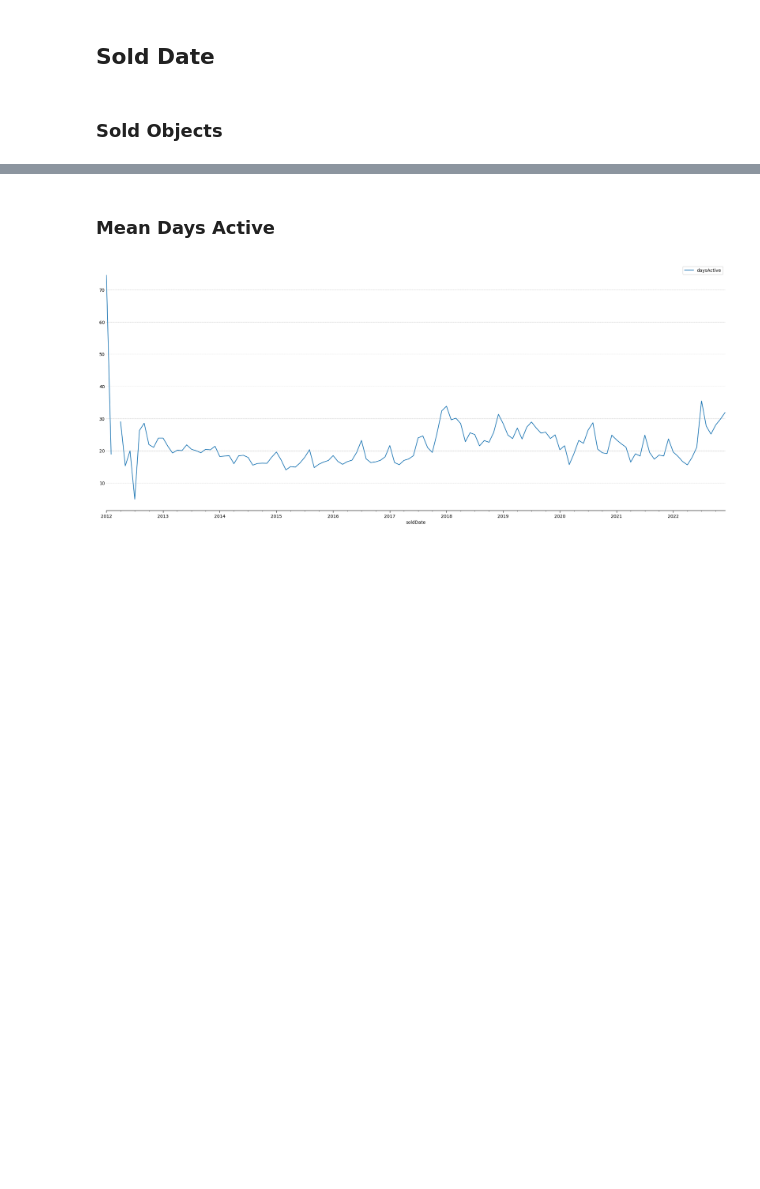
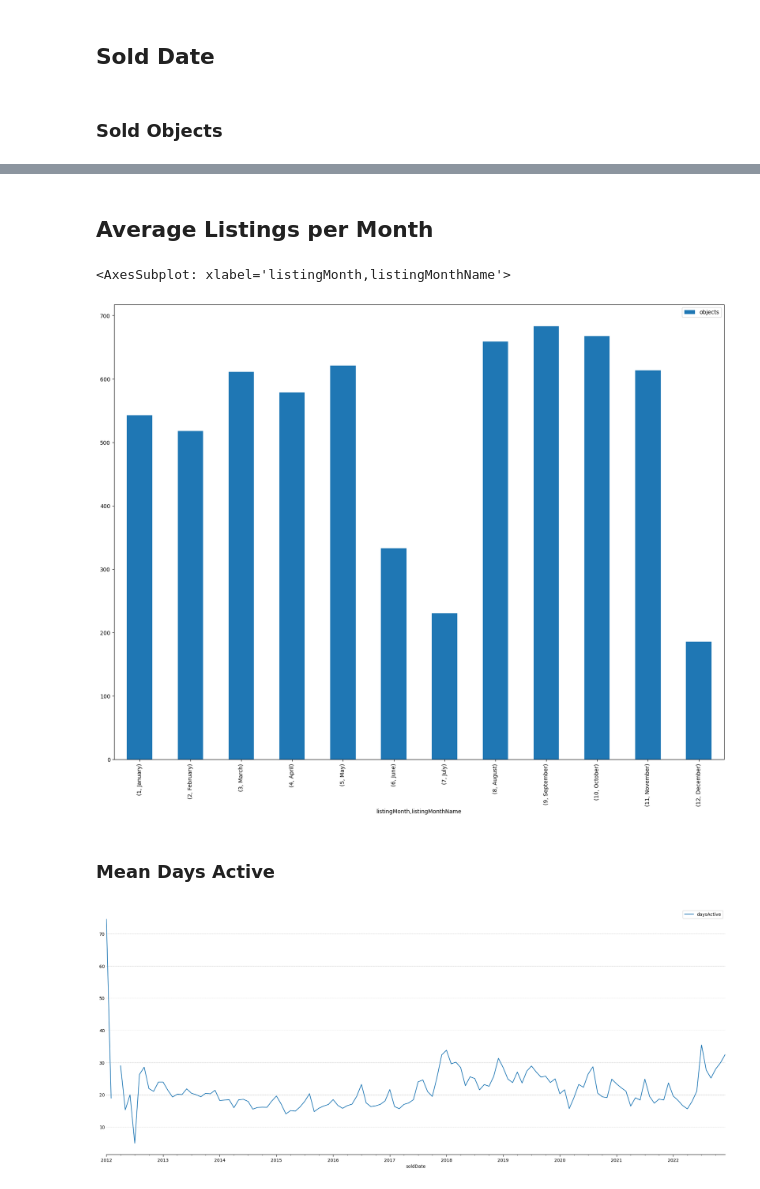
Before and after one commit to cfuru/Azure-Functions, a Jupyter notebook: func-booli-scraper-001/2_EDA_data_cleaning.ipynb, the cells around one changed output, grey strips where cells are left out. Cells and saved outputs as stored; diff of their text form; code cells hidden in the pictures; blank space fills up the shorter version.

```diff
--- a/func-booli-scraper-001/2_EDA_data_cleaning.ipynb
+++ b/func-booli-scraper-001/2_EDA_data_cleaning.ipynb
@@ -321,3 +333,16 @@ plot_dates(df, "soldDate", "booliId", "count")
+# %% [markdown]
+## Average Listings per Month
+# %%
+
+df_listingMonth = df_listingMonth[["listingDate", "booliId"]].set_index("listingDate").groupby([pd.Grouper(freq = "M")]).count().reset_index().rename(columns = {"booliId" : "objects"})
+df_listingMonth["listingMonthName"] = pd.to_datetime(df_listingMonth.listingDate).dt.month_name()
+df_listingMonth["listingMonth"] = pd.to_datetime(df_listingMonth.listingDate).dt.month
+df_listingMonth = df_listingMonth.sort_values(by = "listingMonth", ascending = True)
+df_listingMonth = df_listingMonth[["listingMonth", "listingMonthName", "objects"]].groupby(["listingMonth", "listingMonthName"]).mean()
+df_listingMonth.plot(kind = "bar", figsize = (20, 15))
+# %% [output]
+<AxesSubplot: xlabel='listingMonth,listingMonthName'>
+[figure, added]
 # %% [markdown]
 ### Mean Days Active
 # %%
```
Also changed, not shown: parts of 23 cells of this notebook.
